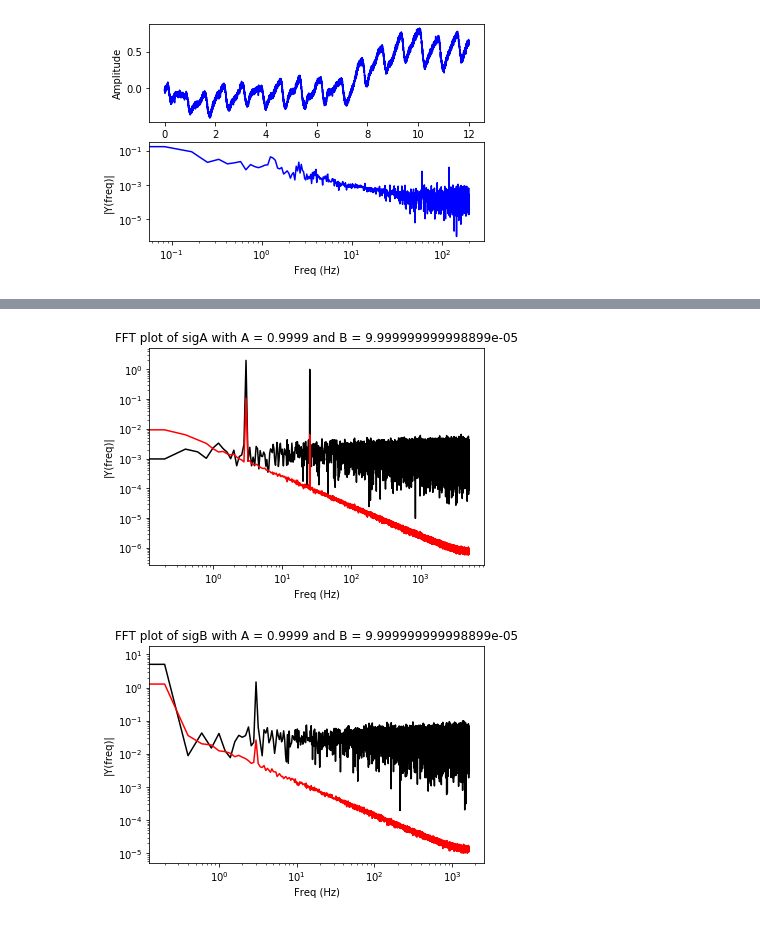
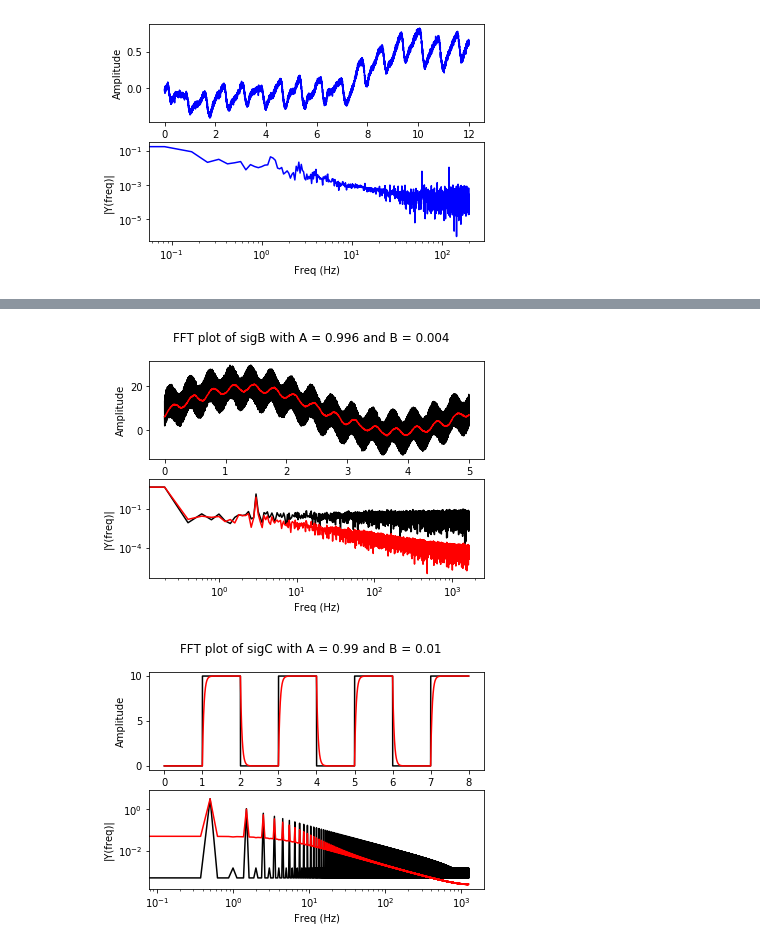
Before and after one commit to apelberg/ME433, a Jupyter notebook: HW 2/HW 2.ipynb, the cells around one changed output, grey strips where cells are left out. Cells and saved outputs as stored; diff of their text form; code cells hidden in the pictures.

```diff
--- a/HW 2/HW 2.ipynb
+++ b/HW 2/HW 2.ipynb
@@ -556,10 +679,10 @@ plt.show()
 # %%
-# Low pass filtering with an IIR for sigA
+# Low pass filtering with an IIR for sigB
 
 t = [] # column 0
 data1 = [] # column 1
 
-with open('sigA.csv') as f:
+with open('sigB.csv') as f:
     # open the csv file
     reader = csv.reader(f)
     for row in reader:
@@ -568,8 +691,8 @@ with open('sigA.csv') as f:
         data1.append(float(row[1])) # second column
 
 data = data1.copy()
-A = 0.9999
-B = 1-A
+A = 0.996
+B = 0.004
 newdata = []
 newdata.append(data[0])
 
@@ -580,7 +703,7 @@ samplerate = len(data)/t[-1]
 newsamplerate = len(newdata)/t[-1]
 
 
-# FFT for sigA
+# FFT for sigB
 
 Fs = samplerate # sample rate
 Ts = 1.0/Fs; # sampling interval
@@ -589,47 +712,56 @@ y = data1 # the data to make the fft from
 n = len(y) # length of the signal
 k = np.arange(n)
 T = n/Fs
 frq = k/T # two sides frequency range
 frq = frq[range(int(n/2))] # one side frequency range
 Y = np.fft.fft(y)/n # fft computing and normalization
 Y = Y[range(int(n/2))]
 
 
-plt.loglog(frq,abs(Y),'black') # plotting the fft
-plt.xlabel('Freq (Hz)')
-plt.ylabel('|Y(freq)|')
+fig, (ax1, ax2) = plt.subplots(2, 1)
+fig.suptitle('FFT plot of sigB with A = ' + str(A) + ' and B = '+ str(B)+ '')
+ax1.plot(t,y,'black')
+ax1.set_xlabel('Time')
+ax1.set_ylabel('Amplitude')
+ax2.loglog(frq,abs(Y),'black') # plotting the fft
+ax2.set_xlabel('Freq (Hz)')
+ax2.set_ylabel('|Y(freq)|')
 
 
 # plotting the new sample FFT
 samplerate = len(newdata)/t[-1]
 
-# FFT for sigA
+# FFT for sigB
 
 Fs = samplerate # sample rate
 Ts = 1.0/Fs; # sampling interval
 ts = np.arange(0,t[-1],Ts) # time vector
 y = newdata # the data to make the fft from
 n = len(y) # length of the signal
 k = np.arange(n)
 T = n/Fs
 frq = k/T # two sides frequency range
 frq = frq[range(int(n/2))] # one side frequency range
 Y = np.fft.fft(y)/n # fft computing and normalization
 Y = Y[range(int(n/2))]
 
 
-plt.loglog(frq,abs(Y),'red') # plotting the fft
-plt.title('FFT plot of sigA with A = ' + str(A) + ' and B = '+ str(B)+ '')
+ax1.plot(t,y,'r')
+ax1.set_xlabel('Time')
+ax1.set_ylabel('Amplitude')
+ax2.loglog(frq,abs(Y),'r') # plotting the fft
+ax2.set_xlabel('Freq (Hz)')
+ax2.set_ylabel('|Y(freq)|')
 plt.show()
 # %% [output]
-[figure, old version]
+[figure, new version]
 # %%
-# Low pass filtering with an IIR for sigB
+# Low pass filtering with an IIR for sigC
 
 t = [] # column 0
 data1 = [] # column 1
 
-with open('sigB.csv') as f:
+with open('sigC.csv') as f:
     # open the csv file
     reader = csv.reader(f)
     for row in reader:
@@ -638,8 +770,8 @@ with open('sigB.csv') as f:
         data1.append(float(row[1])) # second column
 
 data = data1.copy()
-A = 0.9999
-B = 1-A
+A = 0.99
+B = 0.01
 newdata = []
 newdata.append(data[0])
 
@@ -650,7 +782,7 @@ samplerate = len(data)/t[-1]
 newsamplerate = len(newdata)/t[-1]
 
 
-# FFT for sigB
+# FFT for sigC
 
 Fs = samplerate # sample rate
 Ts = 1.0/Fs; # sampling interval
@@ -664,16 +796,20 @@ frq = frq[range(int(n/2))] # one side frequency range
 Y = np.fft.fft(y)/n # fft computing and normalization
 Y = Y[range(int(n/2))]
 
-
-plt.loglog(frq,abs(Y),'black') # plotting the fft
-plt.xlabel('Freq (Hz)')
-plt.ylabel('|Y(freq)|')
+fig, (ax1, ax2) = plt.subplots(2, 1)
+fig.suptitle('FFT plot of sigC with A = ' + str(A) + ' and B = '+ str(B)+ '')
+ax1.plot(t,y,'black')
+ax1.set_xlabel('Time')
+ax1.set_ylabel('Amplitude')
+ax2.loglog(frq,abs(Y),'black') # plotting the fft
+ax2.set_xlabel('Freq (Hz)')
+ax2.set_ylabel('|Y(freq)|')
 
 
 # plotting the new sample FFT
 samplerate = len(newdata)/t[-1]
 
-# FFT for sigB
+# FFT for sigC
 
 Fs = samplerate # sample rate
 Ts = 1.0/Fs; # sampling interval
@@ -687,10 +823,13 @@ frq = frq[range(int(n/2))] # one side frequency range
 Y = np.fft.fft(y)/n # fft computing and normalization
 Y = Y[range(int(n/2))]
 
-
-plt.loglog(frq,abs(Y),'red') # plotting the fft
-plt.title('FFT plot of sigB with A = ' + str(A) + ' and B = '+ str(B)+ '')
+ax1.plot(t,y,'r')
+ax1.set_xlabel('Time')
+ax1.set_ylabel('Amplitude')
+ax2.loglog(frq,abs(Y),'r') # plotting the fft
+ax2.set_xlabel('Freq (Hz)')
+ax2.set_ylabel('|Y(freq)|')
 plt.show()
 # %% [output]
-[figure, old version]
+[figure, new version]
 # %%
```
Also changed, not shown: parts of 15 cells of this notebook, 3 other files.
